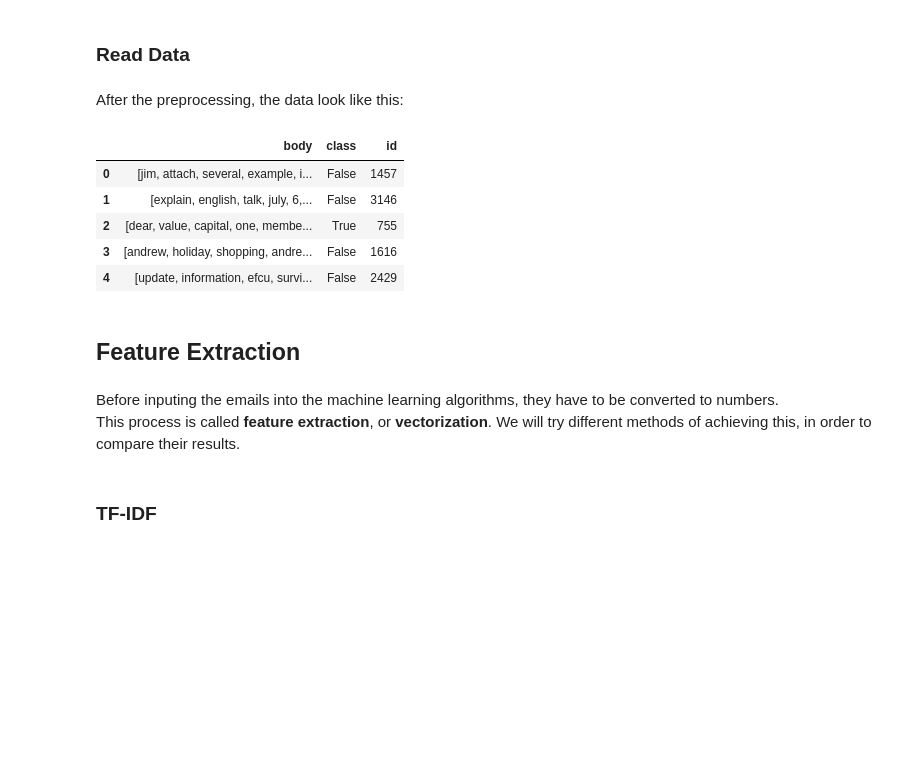
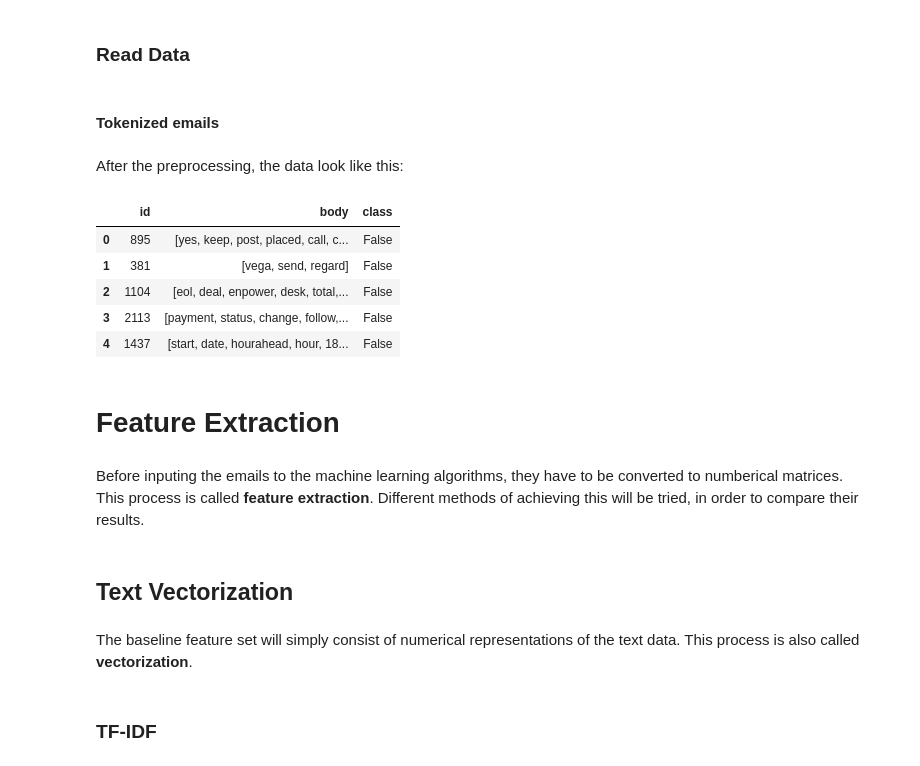
Before and after one commit to liakoyras/thesis-phishing-email-detection, a Jupyter notebook: Text Feature Extraction and Feature Selection.ipynb, the cells around one changed output. Drawn from its saved outputs; the diff is of its cells as text; code cells hidden in the pictures; blank space fills up the shorter version.

```diff
--- a/Text Feature Extraction and Feature Selection.ipynb
+++ b/Text Feature Extraction and Feature Selection.ipynb
@@ -2,9 +2,11 @@
 import os
 import pandas as pd
 pd.options.display.max_columns = 250
+pd.options.display.max_colwidth = 160
 
 import features as util
 from raw_utils import save_to_csv
+from preprocessing import dataset_add_columns
 
 from ast import literal_eval
 # %% [markdown]
@@ -19 +21,3 @@ test = ['test_1.csv', 'test_2.csv']
+# %% [markdown]
+#### Tokenized emails
 # %%
@@ -25,19 +29,23 @@ test_2 = pd.read_csv(os.path.join(csv_path, test[1]), index_col=0, converters={'
 # %% [markdown]
 After the preprocessing, the data look like this:
-# %%
-test_1.head()
-# %% [output]
-|  | body | class | id |
-| 0 | [jim, attach, several, example, i... | False | 1457 |
-| 1 | [explain, english, talk, july, 6,... | False | 3146 |
-| 2 | [dear, value, capital, one, membe... | True | 755 |
-| 3 | [andrew, holiday, shopping, andre... | False | 1616 |
-| 4 | [update, information, efcu, survi... | False | 2429 |
+# %%
+train_balanced_tokens.head()
+# %% [output]
+|  | id | body | class |
+| 0 | 895 | [yes, keep, post, placed, call, c... | False |
+| 1 | 381 | [vega, send, regard] | False |
+| 2 | 1104 | [eol, deal, enpower, desk, total,... | False |
+| 3 | 2113 | [payment, status, change, follow,... | False |
+| 4 | 1437 | [start, date, hourahead, hour, 18... | False |
 # %% [markdown]
-## Feature Extraction
+# Feature Extraction
 # %% [markdown]
-Before inputing the emails into the machine learning algorithms, they have to be converted to numbers.<br>
-This process is called **feature extraction**, or **vectorization**. We will try different methods of achieving this, in order to compare their results.
+Before inputing the emails to the machine learning algorithms, they have to be converted to numberical matrices.<br>
+This process is called **feature extraction**. Different methods of achieving this will be tried, in order to compare their results.
+# %% [markdown]
+## Text Vectorization
+# %% [markdown]
+The baseline feature set will simply consist of numerical representations of the text data. This process is also called **vectorization**.
 # %% [markdown]
 ### TF-IDF
 # %% [markdown]
```
Also changed, not shown: parts of 36 cells of this notebook, 2 other files.
